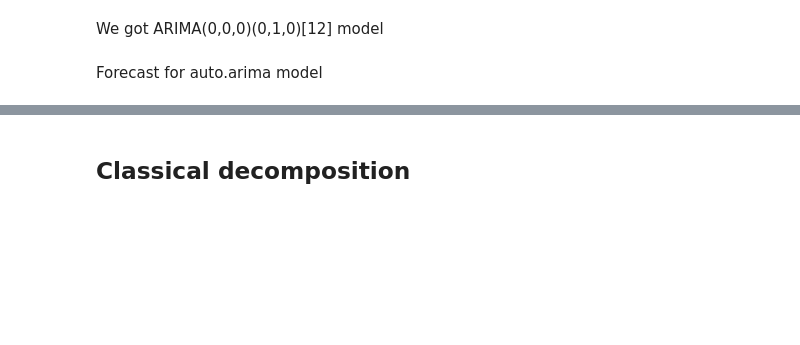
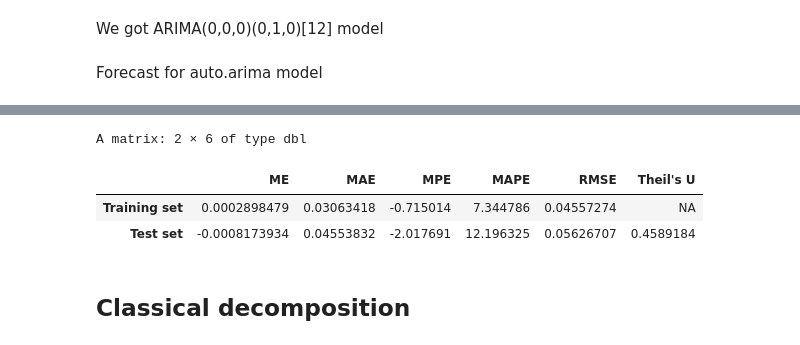
Before and after one commit to Nemczek/wind_power_prediction, a Jupyter notebook: wind_power_prediction_time_series.ipynb, the cells around one changed output, grey strips where cells are left out. Drawn from its saved outputs; the diff is of its cells as text; code cells hidden in the pictures; blank space fills up the shorter version.

```diff
--- a/wind_power_prediction_time_series.ipynb
+++ b/wind_power_prediction_time_series.ipynb
@@ -151,10 +363,10 @@ Forecast for auto.arima model
 # %%
-fan.prog.auto <- forecast(fan.ts.auto, h = 12)
-fan.prog.auto$mean
-ts.plot(fan.prog.auto$mean)
-plot(fan.prog.auto)
-lines(fan.test, col = "red")
-accuracy(fan.prog.auto, fan.test)[,c("ME","MAE","MPE",
-                                     "MAPE", "RMSE", "Theil's U")]
+(accuracy(fan.prog.auto, fan.test)[,c("ME","MAE","MPE",
+                                     "MAPE", "RMSE", "Theil's U")])
+# %% [output]
+A matrix: 2 × 6 of type dbl
+|  | ME | MAE | MPE | MAPE | RMSE | Theil's U |
+| Training set | 0.0002898479 | 0.03063418 | -0.715014 | 7.344786 | 0.04557274 | NA |
+| Test set | -0.0008173934 | 0.04553832 | -2.017691 | 12.196325 | 0.05626707 | 0.4589184 |
 # %% [markdown]
 ## Classical decomposition
```
Also changed, not shown: parts of 78 cells of this notebook.
